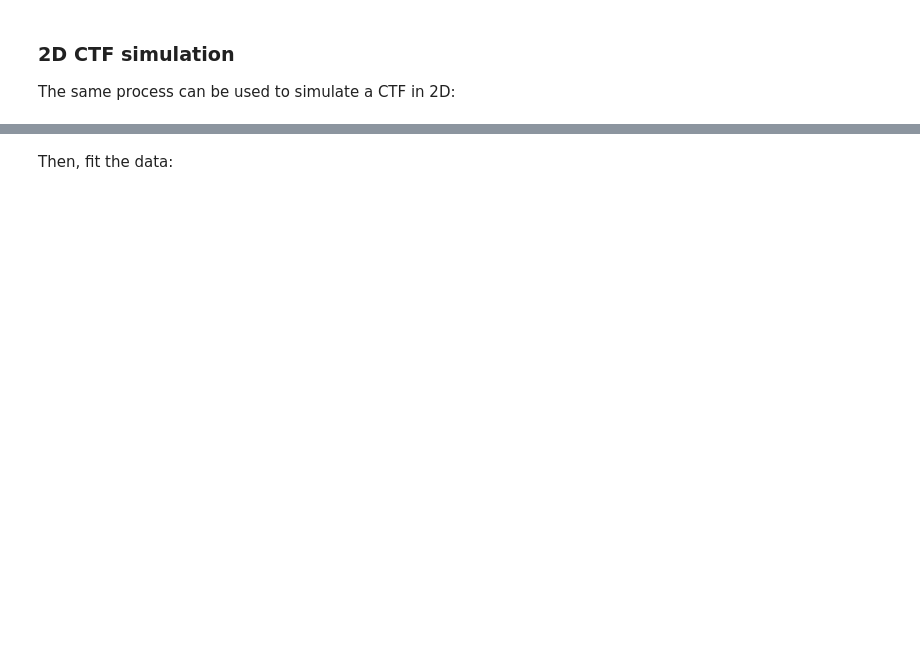
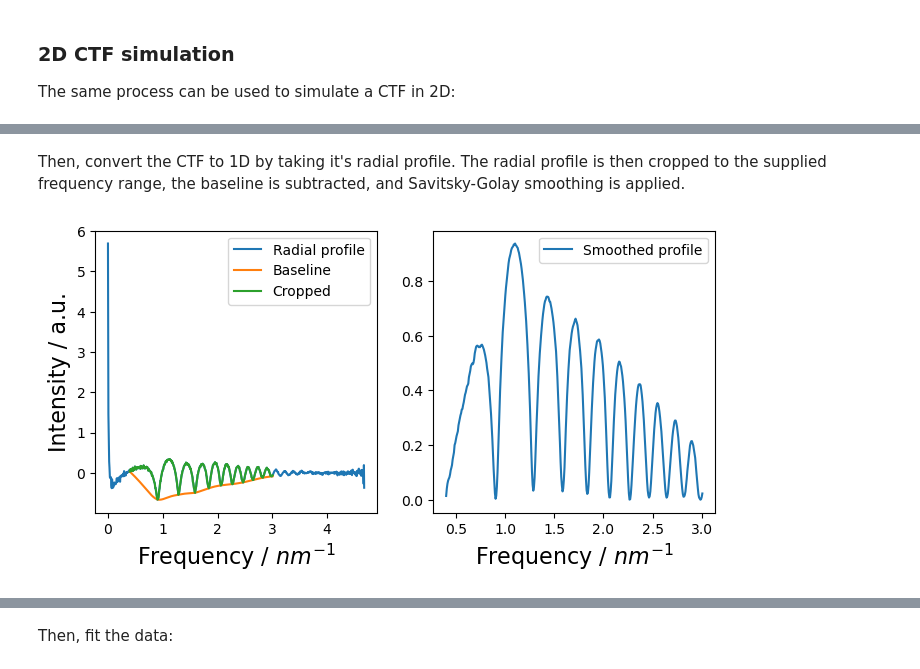
Before and after one commit to benweare/pyCTF, a Jupyter notebook: pyCTF_examples.ipynb, the cells around one changed output, grey strips where cells are left out. Drawn from its saved outputs; the diff is of its cells as text; code cells hidden in the pictures; blank space fills up the shorter version.

```diff
--- a/pyCTF_examples.ipynb
+++ b/pyCTF_examples.ipynb
@@ -57,0 +103,7 @@ We can do this with a linear fit. First, declare the defocus and their accelerat
+# %% [markdown]
+Then, convert the CTF to 1D by taking it's radial profile. The radial profile is then cropped to the supplied frequency range, the baseline is subtracted, and Savitsky-Golay smoothing is applied.
+# %%
+CTF.process_CTF_profile( f_limits=[0.4,3.0], polynomial=10, window=3 )
+CTF.plot_radial_profiles()
+# %% [output]
+[figure, added]
```
Also changed, not shown: parts of 34 cells of this notebook, 10 other files.
